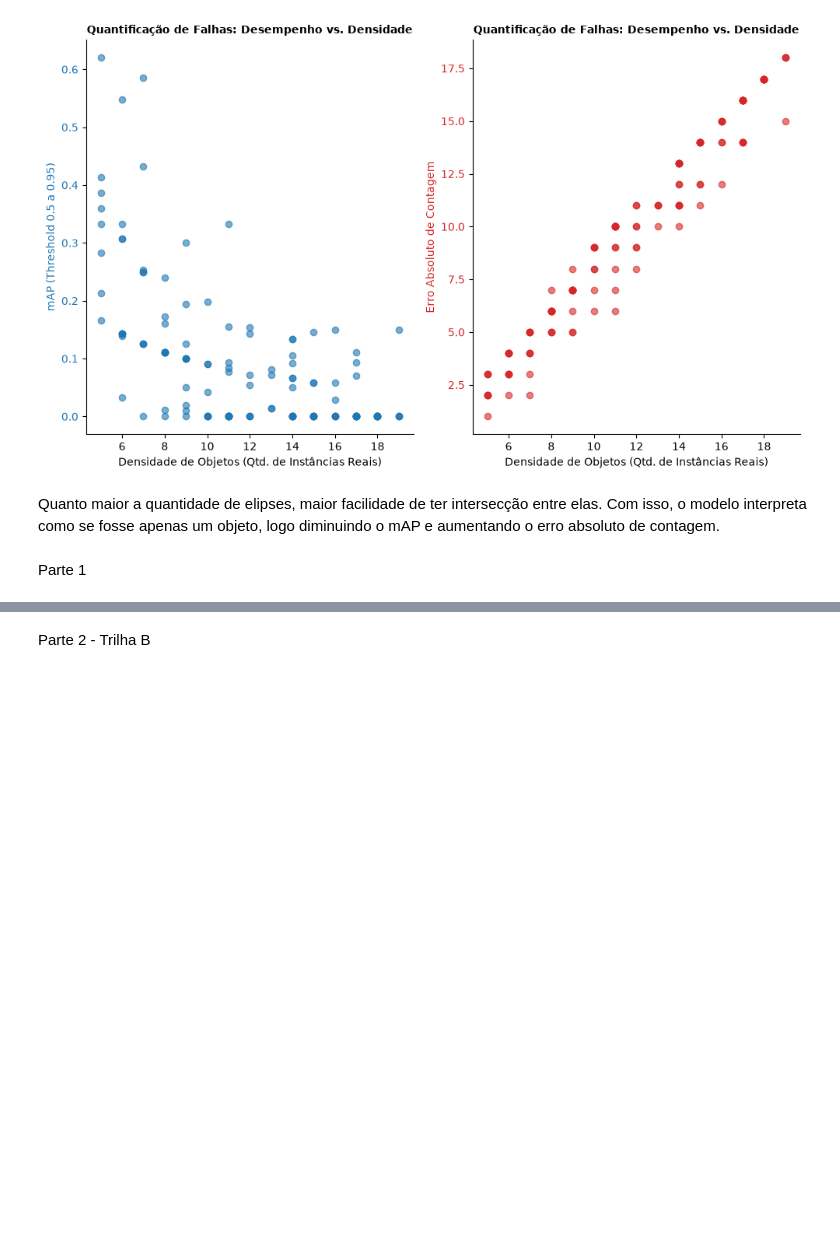
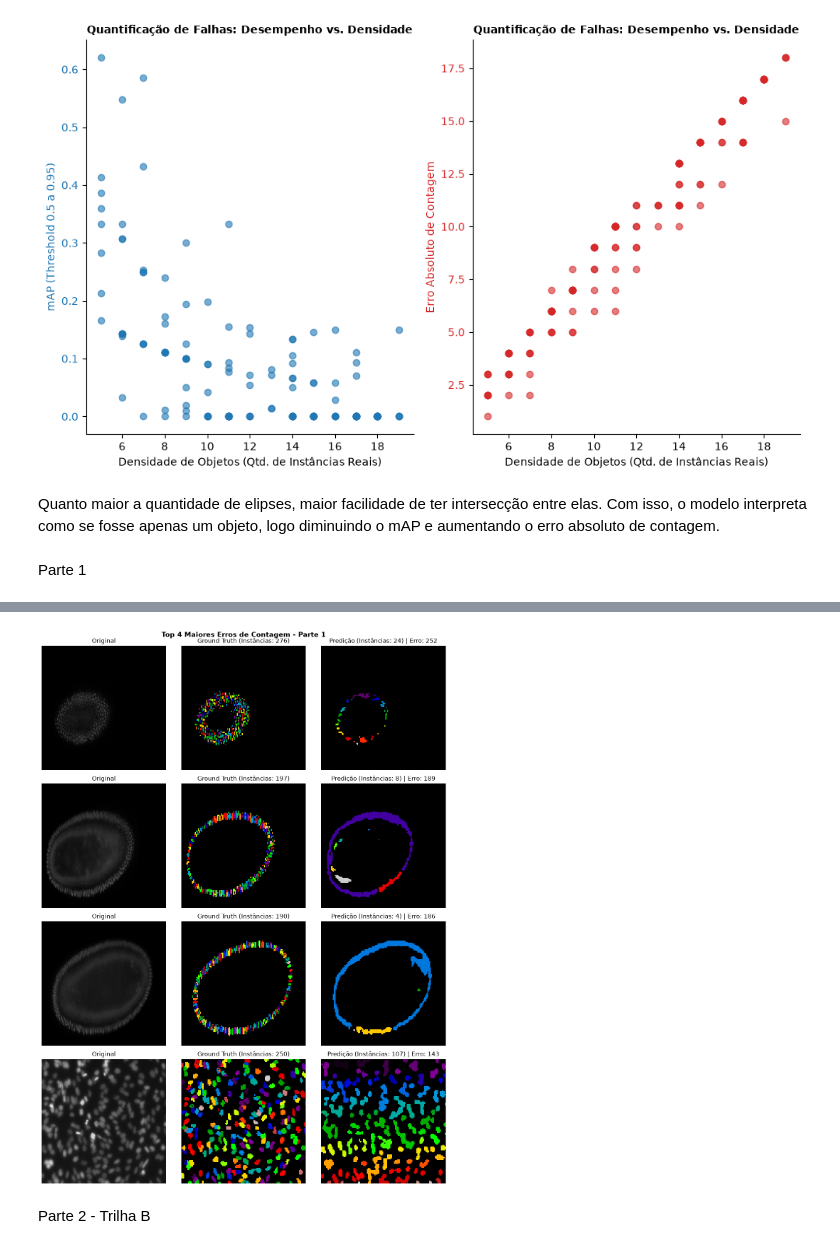
Before and after one commit to mistercapote/deep-learning-assignments, a Jupyter notebook: assignment-01/pa1.ipynb, the cells around one changed output, grey strips where cells are left out. Drawn from its saved outputs; the diff is of its cells as text; code cells hidden in the pictures; blank space fills up the shorter version.

Commit message:
starting part 3

```diff
--- a/assignment-01/pa1.ipynb
+++ b/assignment-01/pa1.ipynb
@@ -471,3 +467,83 @@ Média global Erro Absoluto de Contagem: 17.3060
+# %%
+def evaluate_and_get_top_errors(model, dataloader, device, part: int, top_k: int = 4):
+    model.eval()
+    all_mAPs = []
+    all_count_errors = []
+    all_densities = []
+
+    # Lista para rastrear os piores resultados: (count_error, image, real_mask, pred_mask)
+    error_records = []
+
+    for images, _, real_instances in dataloader:
+        with torch.no_grad():
+            if part == 1:
+                binary_preds = (torch.sigmoid(model(images.to(device))) > 0.5).float().cpu().numpy()
+            elif part == 2:
+                binary_preds, embed_preds = model(images.to(device))
+
+        real_instances_np = real_instances.numpy()
+
+        for i in range(images.size(0)):
+            if part == 1:
+                pred_instances = np.squeeze(binary_preds[i, 0])
+                pred_instances = cv.connectedComponents(pred_instances.astype(np.uint8))[1]
+            elif part == 2:
+                pred_instances = embeddings_to_instances(binary_preds[i], embed_preds[i])
+
+            mAP, count_error, density = calculate_instance_metrics(
+                real_instances_np[i],
+                pred_instances
+            )
+
+            all_mAPs.append(mAP)
+            all_count_errors.append(count_error)
+            all_densities.append(density)
+
+            # Transpor imagem (C, H, W) para (H, W, C) para o matplotlib
+            img_plot = images[i].cpu().numpy().transpose(1, 2, 0)
+            error_records.append((count_error, img_plot, real_instances_np[i], pred_instances))
+
+    # Ordenar pelos maiores erros de contagem (decrescente) e pegar os top_k
+    error_records.sort(key=lambda x: x[0], reverse=True)
+    top_errors = error_records[:top_k]
+
+    return all_mAPs, all_count_errors, all_densities, top_errors
+
+def plot_top_errors(top_errors, part: int):
+    """Renderiza uma matriz comparativa dos piores resultados."""
+    fig, axes = plt.subplots(len(top_errors), 3, figsize=(12, 4 * len(top_errors)))
+    fig.suptitle(f"Top {len(top_errors)} Maiores Erros de Contagem - Parte {part}", fontsize=14, fontweight='bold')
+
+    for idx, (err, img, gt, pred) in enumerate(top_errors):
+        # Imagem Original
+        axes[idx, 0].imshow(img)
+        axes[idx, 0].set_title("Original")
+        axes[idx, 0].axis('off')
+
+        # Ground Truth
+        # nipy_spectral ajuda a diferenciar instâncias distintas
+        axes[idx, 1].imshow(gt, cmap='nipy_spectral', interpolation='nearest')
+        axes[idx, 1].set_title(f"Ground Truth (Instâncias: {len(np.unique(gt))-1})")
+        axes[idx, 1].axis('off')
+
+        # Predição
+        axes[idx, 2].imshow(pred, cmap='nipy_spectral', interpolation='nearest')
+        axes[idx, 2].set_title(f"Predição (Instâncias: {len(np.unique(pred))-1}) | Erro: {err}")
+        axes[idx, 2].axis('off')
+
+    plt.tight_layout()
+    plt.show()
+
+
+# Avaliação e plotagem da Parte 1
+mAPs_1, errs_1, dens_1, top_errors_p1 = evaluate_and_get_top_errors(real_model, real_val_loader, device, part=1, top_k=4)
+plot_top_errors(top_errors_p1, part=1)
+
+# Avaliação e plotagem da Parte 2 (Certifique-se de usar o modelo treinado da Trilha B)
+# mAPs_2, errs_2, dens_2, top_errors_p2 = evaluate_and_get_top_errors(real_model, real_val_loader, device, part=2, top_k=4)
+# plot_top_errors(top_errors_p2, part=2)
+# %% [output]
+[figure, added]
 # %% [markdown]
 Parte 2 - Trilha B
 # %%
```
Also changed, not shown: parts of 11 cells of this notebook, 2 other files.
